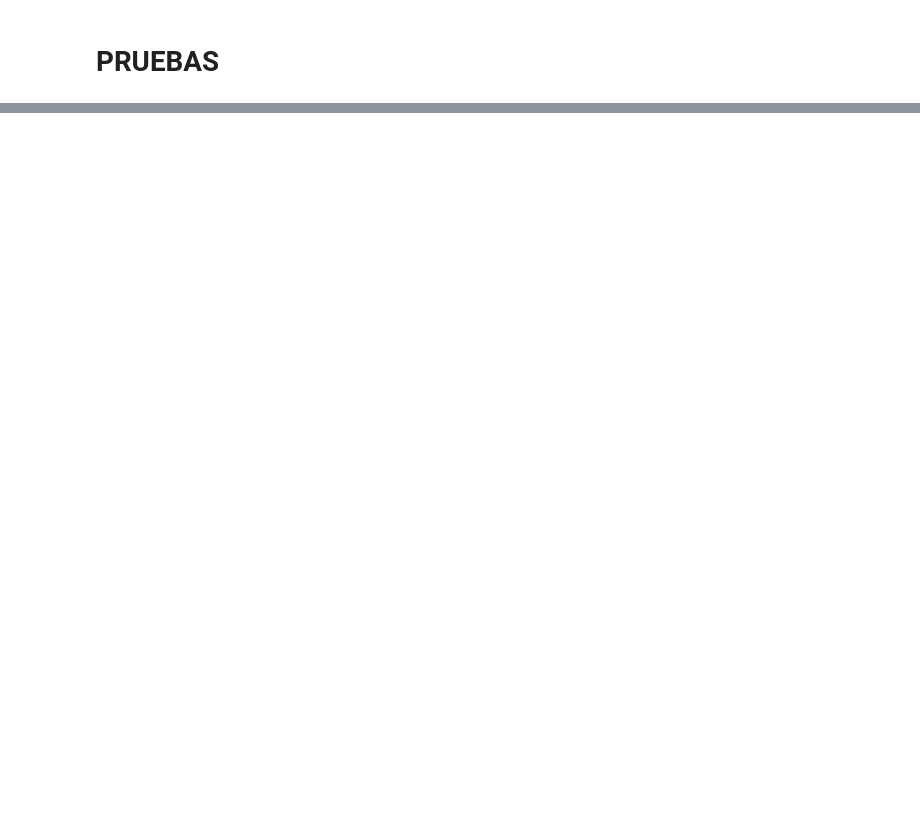
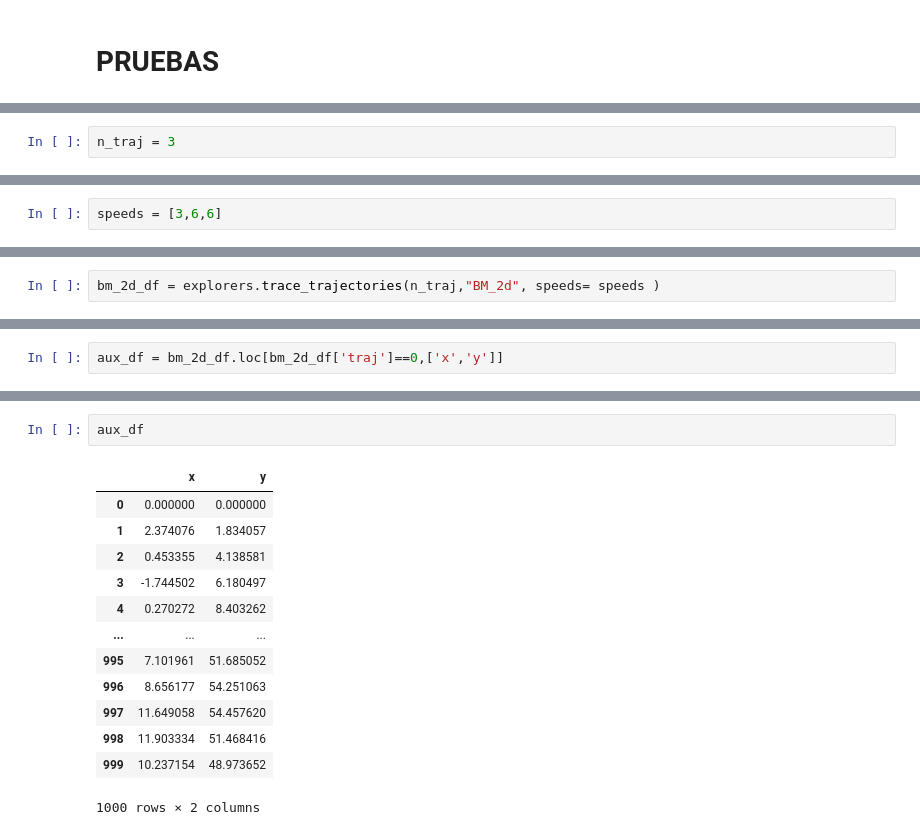
Before and after one commit to vob18/tti1_practica_4, a Jupyter notebook: practica4.ipynb, the cells around one changed output, grey strips where cells are left out. Cells and saved outputs as stored; diff of their text form; blank space fills up the shorter version.

```diff
--- a/practica4.ipynb
+++ b/practica4.ipynb
@@ -355,0 +439,2 @@ time: 32 ms (started: 2022-09-22 01:16:15 -05:00)
+# %%
+n_traj = 3
@@ -355,0 +443,2 @@ time: 32 ms (started: 2022-09-22 01:16:15 -05:00)
+# %%
+speeds = [3,6,6]
@@ -355,0 +447,2 @@ time: 32 ms (started: 2022-09-22 01:16:15 -05:00)
+# %%
+bm_2d_df = explorers.trace_trajectories(n_traj,"BM_2d", speeds= speeds )
@@ -355,0 +460,2 @@ time: 32 ms (started: 2022-09-22 01:16:15 -05:00)
+# %%
+aux_df = bm_2d_df.loc[bm_2d_df['traj']==0,['x','y']]
@@ -355,0 +464,16 @@ time: 32 ms (started: 2022-09-22 01:16:15 -05:00)
+# %%
+aux_df
+# %% [output]
+|  | x | y |
+| 0 | 0.000000 | 0.000000 |
+| 1 | 2.374076 | 1.834057 |
+| 2 | 0.453355 | 4.138581 |
+| 3 | -1.744502 | 6.180497 |
+| 4 | 0.270272 | 8.403262 |
+| ... | ... | ... |
+| 995 | 7.101961 | 51.685052 |
+| 996 | 8.656177 | 54.251063 |
+| 997 | 11.649058 | 54.457620 |
+| 998 | 11.903334 | 51.468416 |
+| 999 | 10.237154 | 48.973652 |
+1000 rows × 2 columns
```
Also changed, not shown: parts of 42 cells of this notebook.
